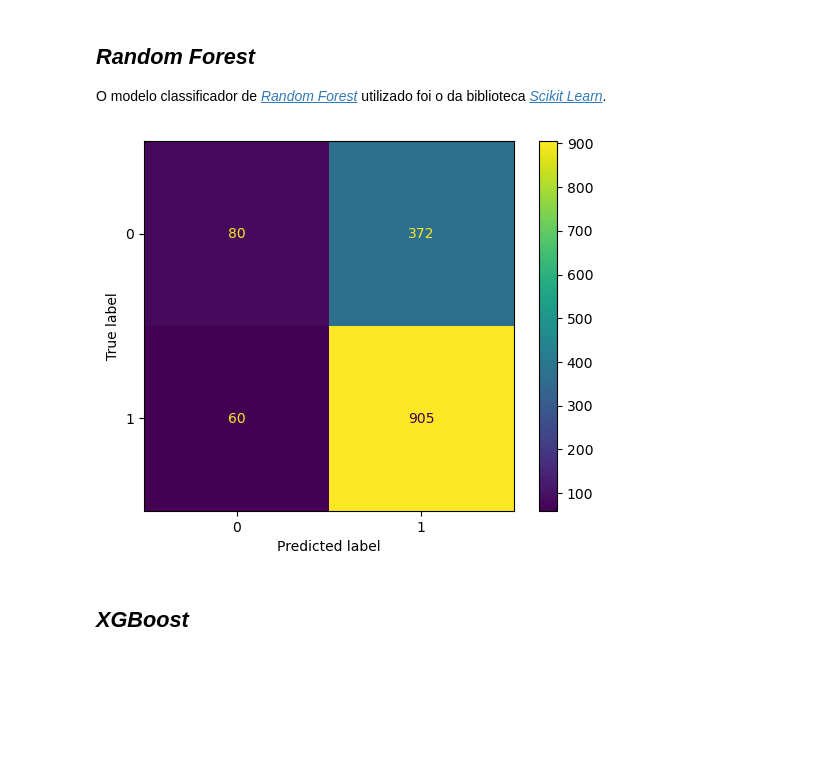
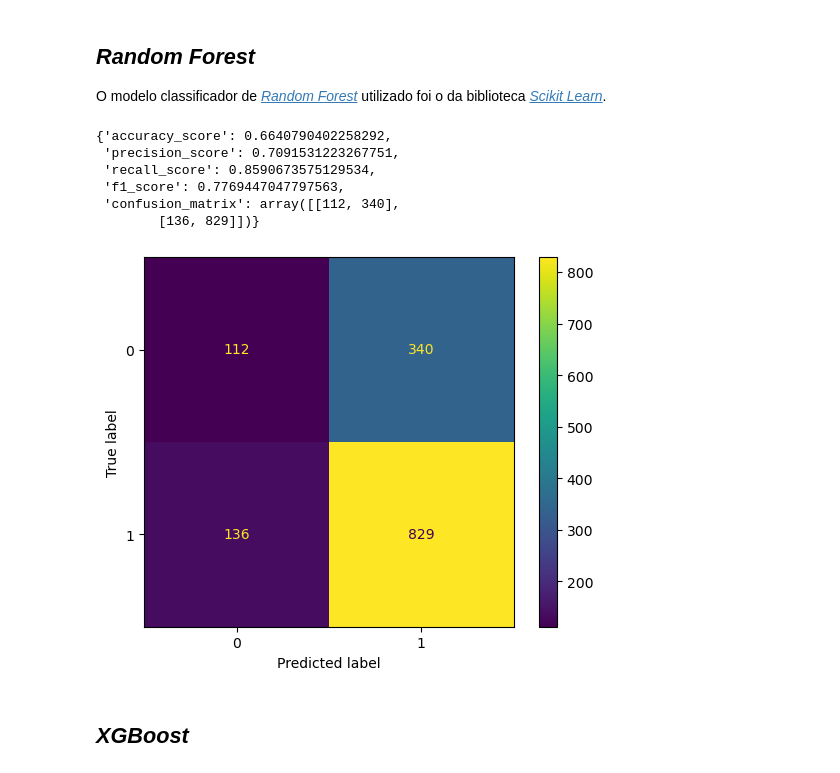
Before and after one commit to lframosferreira/ml-final-project, a Jupyter notebook: main.ipynb, the cells around one changed output. Drawn from its saved outputs; the diff is of its cells as text; code cells hidden in the pictures; blank space fills up the shorter version.

Commit message:
more tests

```diff
--- a/main.ipynb
+++ b/main.ipynb
@@ -93,7 +93,7 @@ df.fillna(value=0, inplace=True)
 sheet_6_df: pd.DataFrame = df.copy()
 
 # joining dataframes into final data
-final_data: pd.DataFrame = pd.concat([ages, sheet_3_df, sheet_4_df, sheet_6_df], axis=1, join="inner") # rever se sheet5 pode ser adicionada
+final_data: pd.DataFrame = pd.concat([ages, sheet_3_df, sheet_4_df], axis=1, join="inner") # rever se sheet5 pode ser adicionada
 
 labels_regression: pd.DataFrame = labels.copy()
 labels_classification: pd.DataFrame = pd.cut(x=labels_regression, bins=BINS, labels=np.arange(len(BINS) - 1))
@@ -244,6 +244,10 @@ xgb.plot_importance(booster=model, max_num_features=10)
 # Classificação
 
 Como reiterado anteriormente, diversos algoritmos de classificação serão utilizados para analisar a performance dentro da abse de dados apresentada. Diversos modelos clássicos serão testados e, posteriormente, alguns modelos mais complexos e atuais tanto de _boosting_ como de redes neurais também serão analisados.
+# %%
+X_train, X_test, y_train, y_test = train_test_split(
+    final_data, labels_classification, test_size=TEST_SIZE, random_state=RANDOM_STATE
+)
 # %% [markdown]
 ## _Support Vector Machine_ (SVM)
 # %% [markdown]
@@ -255,13 +259,19 @@ O modelo classificador de [_Random Forest_](https://en.wikipedia.org/wiki/Random
 # %%
 NUMBER_OF_ESTIMATORS: np.int32 = 300
 model: RandomForestClassifier = RandomForestClassifier(n_estimators=NUMBER_OF_ESTIMATORS, random_state=RANDOM_STATE)
 model.fit(X_train, y_train)
 y_pred = model.predict(X_test)
-get_run_info(y_true=y_test, y_pred=y_pred)
+display(get_run_info(y_true=y_test, y_pred=y_pred))
 metrics.ConfusionMatrixDisplay.from_predictions(y_test, y_pred)
 None
 # %% [output]
+{'accuracy_score': 0.6640790402258292,
+ 'precision_score': 0.7091531223267751,
+ 'recall_score': 0.8590673575129534,
+ 'f1_score': 0.7769447047797563,
+ 'confusion_matrix': array([[112, 340],
+        [136, 829]])}
-[figure, old version]
+[figure, new version]
 # %% [markdown]
 ## _XGBoost_
 # %% [markdown]
```
Also changed, not shown: parts of 8 cells of this notebook.
